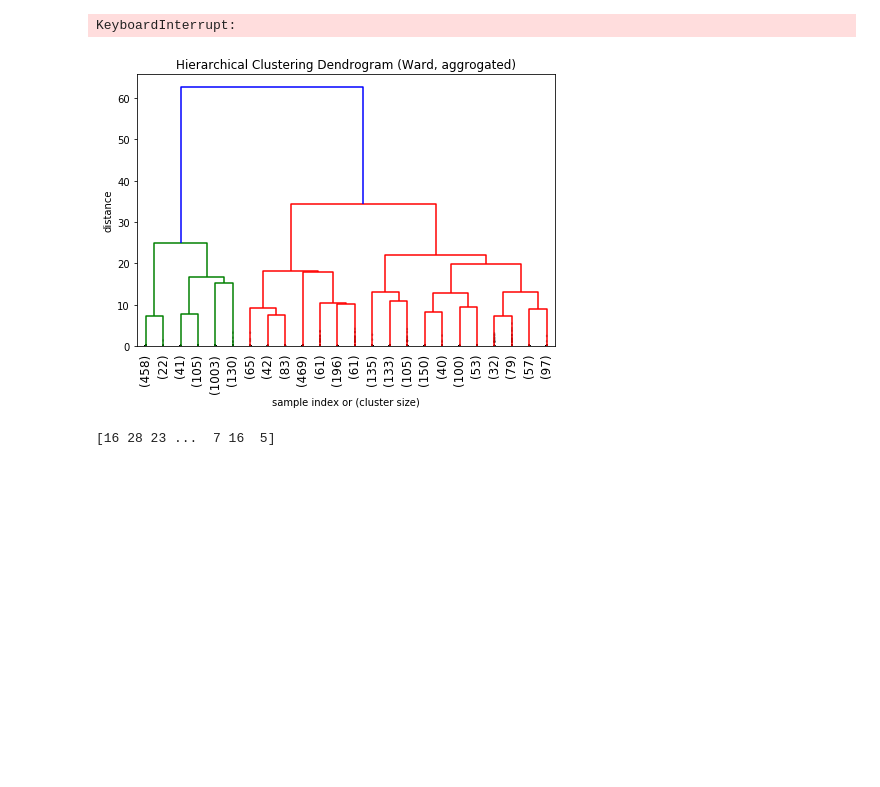
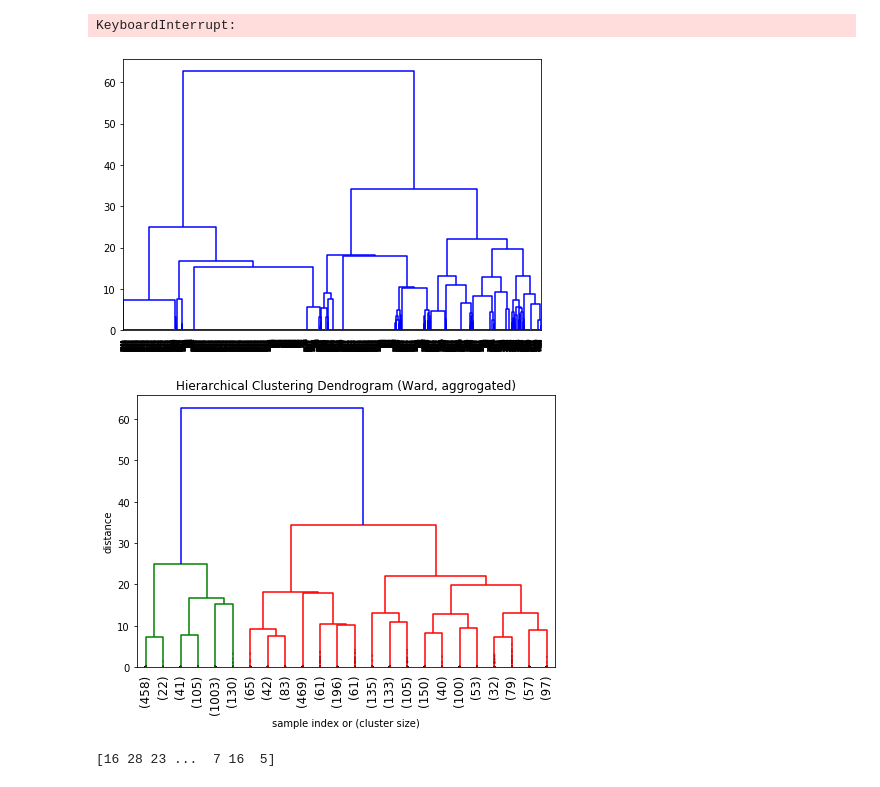
Before and after one commit to christopher-gong/optometry, a Jupyter notebook: sp20/aggl/AgglomerativeClustering_191126Dataset.ipynb, the cells around one changed output. Saved outputs shown, nothing was run; the diff lists cells and outputs as text; code cells hidden in the pictures; blank space fills up the shorter version.

Commit message:
working matrix generation and find fn

```diff
--- a/sp20/aggl/AgglomerativeClustering_191126Dataset.ipynb
+++ b/sp20/aggl/AgglomerativeClustering_191126Dataset.ipynb
@@ -50,21 +50,29 @@ plt.show()
 # %% [output]
 KeyboardInterrupt:
 # %%
+from scipy.cluster.hierarchy import dendrogram, linkage
+linkage_matrix = linkage(df, 'ward')
+figure = plt.figure(figsize=(7.5, 5))
+dendrogram(
+    linkage_matrix,
+    color_threshold=0,
+)
 figure = plt.figure(figsize=(7.5, 5))
 dendrogram(
     linkage_matrix,
     truncate_mode='lastp',  # show only the last p merged clusters
     p=24,  # show only the last p merged clusters
     leaf_rotation=90.,
     leaf_font_size=12.,
     show_contracted=True,  # to get a distribution impression in truncated branches
 )
 plt.title('Hierarchical Clustering Dendrogram (Ward, aggrogated)')
 plt.xlabel('sample index or (cluster size)')
 plt.ylabel('distance')
 plt.show()
 # %% [output]
-[figure, old version]
+[figure, new version]
+[figure, added]
 # %%
 clusterAssignment = clustering.labels_
 print(clusterAssignment)
```
Also changed, not shown: parts of 13 cells of this notebook, 2 other files.
